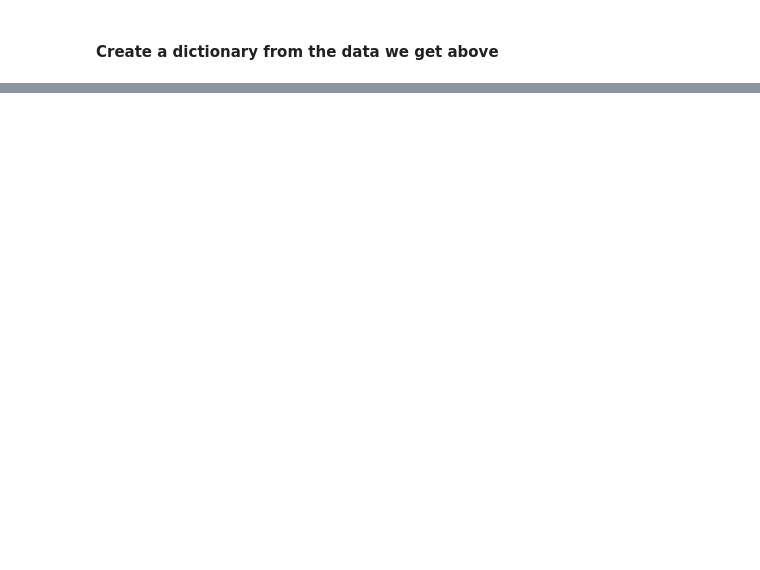
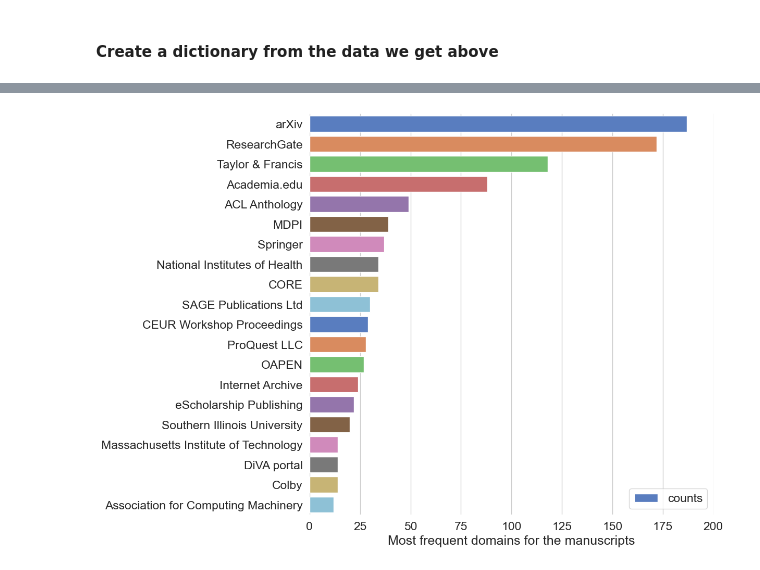
Before and after one commit to booktrackerGirl/Data-wrangling-and-analysis, a Jupyter notebook: Google Scholar Search/SerpAPI/serpapi_analysis.ipynb, the cells around one changed output, grey strips where cells are left out. Saved outputs shown, nothing was run; the diff lists cells and outputs as text; code cells hidden in the pictures; blank space fills up the shorter version.

```diff
--- a/Google Scholar Search/SerpAPI/serpapi_analysis.ipynb
+++ b/Google Scholar Search/SerpAPI/serpapi_analysis.ipynb
@@ -307,7 +307,6 @@ data['source_title'].isna().sum() # a lot of nan values
 # %% [output]
 1570
 # %%
-most_sources_df = data['source_title'].value_counts()[:50].reset_index(name='counts').rename(columns={'index':'websites'})
-
-most_sources_df.websites.tolist()
+most_sources_df = data['source_title'].value_counts()[:20].reset_index(name='counts').rename(columns={'index':'websites'})
+most_sources_df.head(10)
 # %% [output]
@@ -359,2 +356,25 @@ most_sources_df
 # %% [markdown]
 #### Create a dictionary from the data we get above
+# %%
+dict_domains = {
+    'arxiv': 'arXiv',
+    'researchgate': 'ResearchGate',
+    'tandfonline': 'Taylor & Francis',
+    'academia': 'Academia.edu',
+    'aclanthology': 'ACL Anthology',
+    'mdpi': 'MDPI',
+    'springer': 'Springer',
+    'nih': 'National Institutes of Health',
+    'core': 'CORE',
+    'sagepub': 'SAGE Publications Ltd',
+    'ceur-ws': 'CEUR Workshop Proceedings',
+    'proquest': 'ProQuest LLC',
+    'oapen': 'OAPEN',
+    'archive': 'Internet Archive',
+    'escholarship': 'eScholarship Publishing',
+    'siu': 'Southern Illinois University',
+    'mit': 'Massachusetts Institute of Technology',
+    'diva-portal': 'DiVA portal',
+    'colby': 'Colby',
+    'acm': 'Association for Computing Machinery'
+}
@@ -360,0 +385,3 @@ most_sources_df
+# %%
+most_sources_df['domain_names'] = most_sources_df['domains'].map(dict_domains)
+most_sources_df
@@ -360,0 +406,12 @@ most_sources_df
+# %%
+# Initialize the matplotlib figure
+f, ax = plt.subplots(figsize=(10, 10))
+palette = sns.color_palette("muted")
+sns.barplot(x="counts", y="domain_names", data=most_sources_df,
+            label="counts", palette=palette)
+ax.legend(ncol=2, loc="lower right", frameon=True)
+ax.set(xlim=(0, 200), ylabel="",
+       xlabel="Most frequent domains for the manuscripts")
+sns.despine(left=True, bottom=True)
+# %% [output]
+[figure, added]
```
Also changed, not shown: parts of 5 cells of this notebook.
